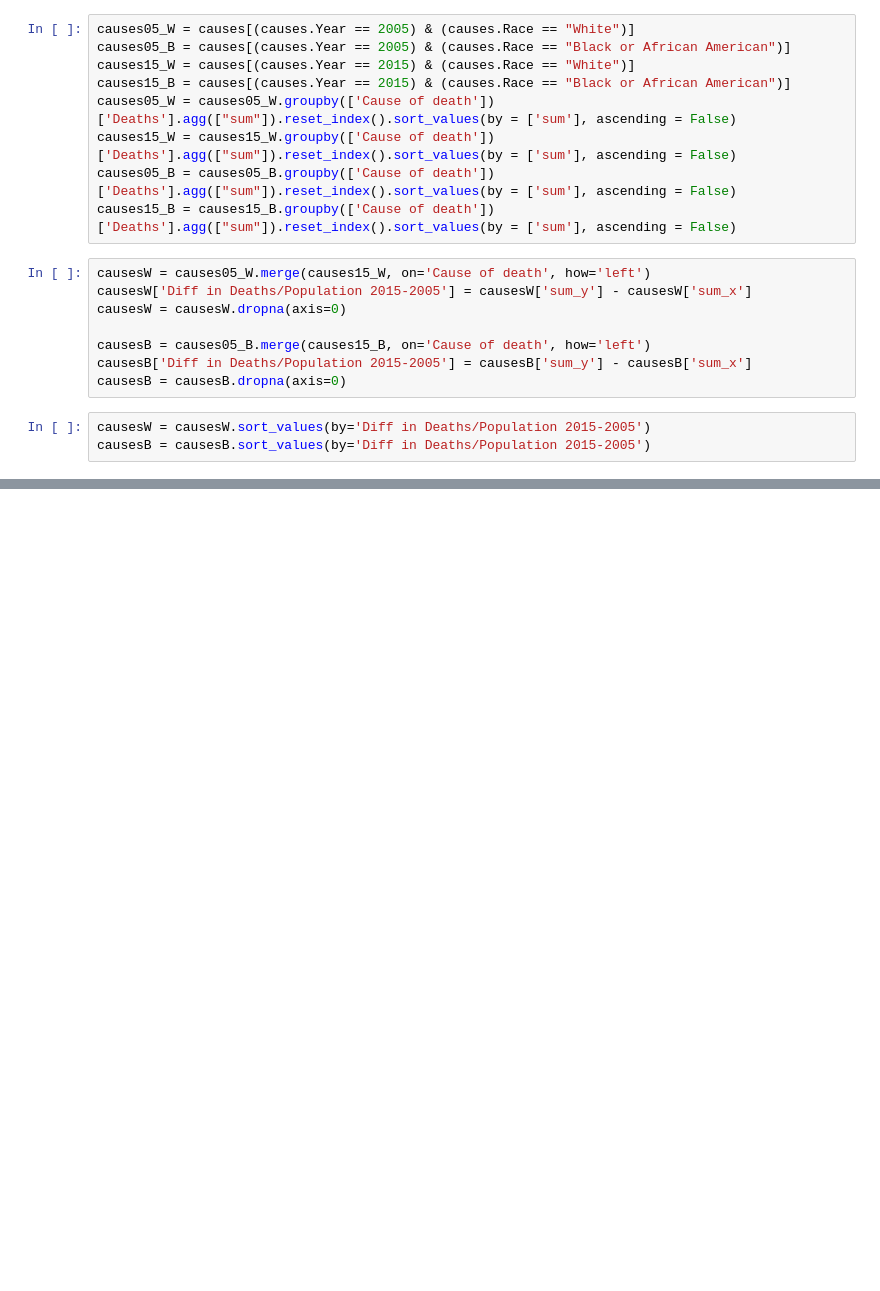
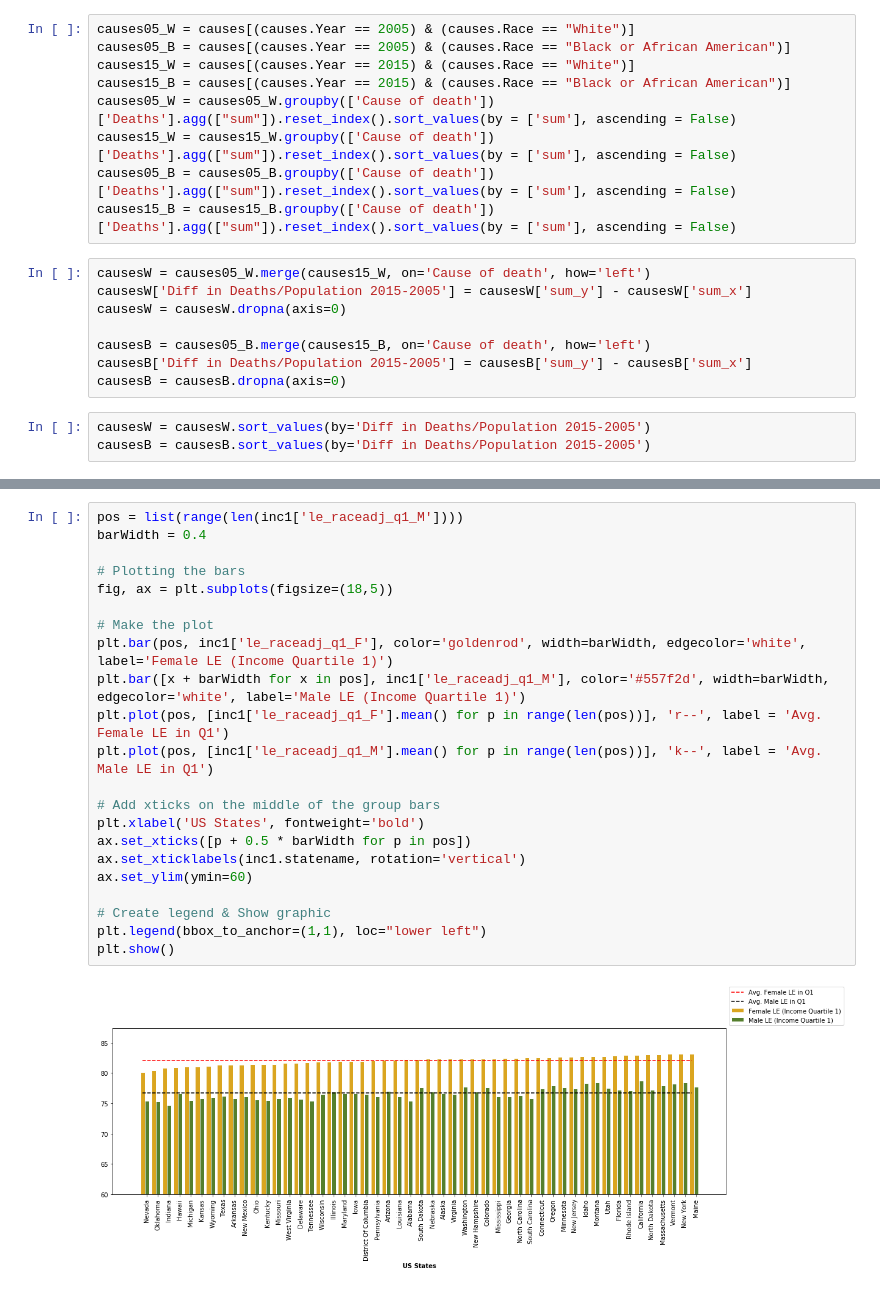
Before and after one commit to elewanto/visual-design-project, a Jupyter notebook: python/le_analysis.ipynb, the cells around one changed output, grey strips where cells are left out. Drawn from its saved outputs; the diff is of its cells as text; blank space fills up the shorter version.

```diff
--- a/python/le_analysis.ipynb
+++ b/python/le_analysis.ipynb
@@ -116,0 +128,24 @@ causesB_12.plot.barh(x='Cause of death', y='Diff in Deaths/Population 2015-2005'
+# %%
+pos = list(range(len(inc1['le_raceadj_q1_M'])))
+barWidth = 0.4
+
+# Plotting the bars
+fig, ax = plt.subplots(figsize=(18,5))
+
+# Make the plot
+plt.bar(pos, inc1['le_raceadj_q1_F'], color='goldenrod', width=barWidth, edgecolor='white', label='Female LE (Income Quartile 1)')
+plt.bar([x + barWidth for x in pos], inc1['le_raceadj_q1_M'], color='#557f2d', width=barWidth, edgecolor='white', label='Male LE (Income Quartile 1)')
+plt.plot(pos, [inc1['le_raceadj_q1_F'].mean() for p in range(len(pos))], 'r--', label = 'Avg. Female LE in Q1')
+plt.plot(pos, [inc1['le_raceadj_q1_M'].mean() for p in range(len(pos))], 'k--', label = 'Avg. Male LE in Q1')
+
+# Add xticks on the middle of the group bars
+plt.xlabel('US States', fontweight='bold')
+ax.set_xticks([p + 0.5 * barWidth for p in pos])
+ax.set_xticklabels(inc1.statename, rotation='vertical')
+ax.set_ylim(ymin=60)
+
+# Create legend & Show graphic
+plt.legend(bbox_to_anchor=(1,1), loc="lower left")
+plt.show()
+# %% [output]
+[figure, added]
```
Also changed, not shown: parts of 20 cells of this notebook, 4 other files.
